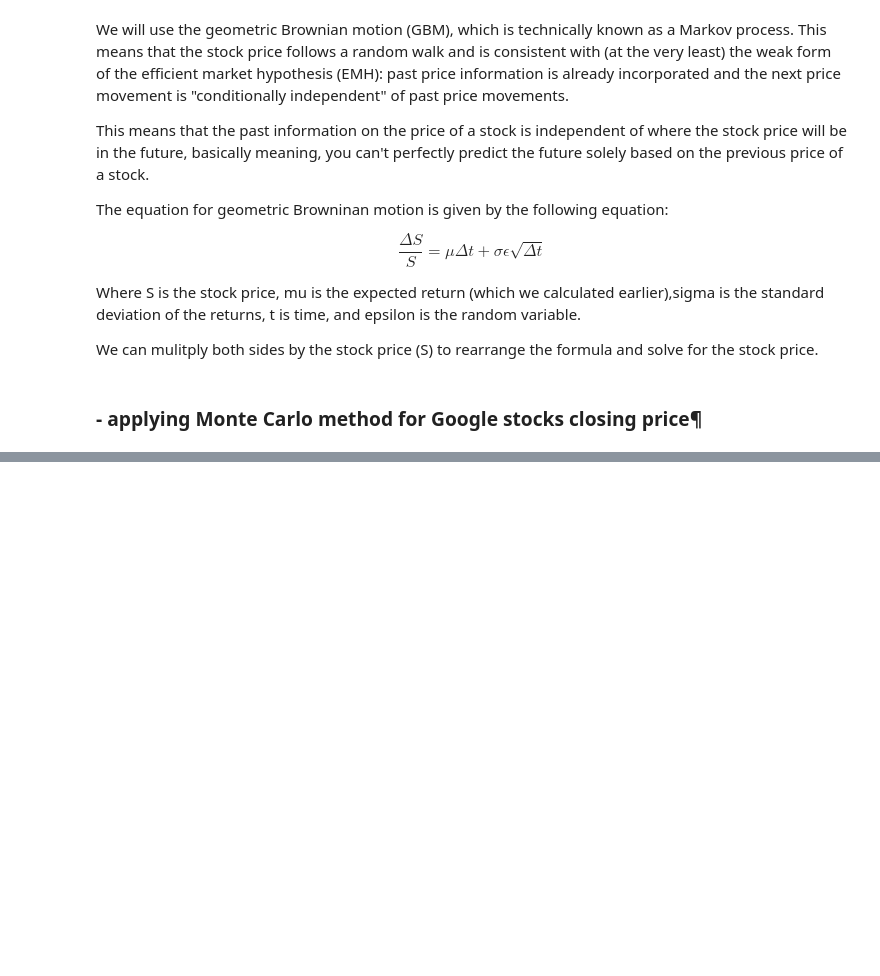
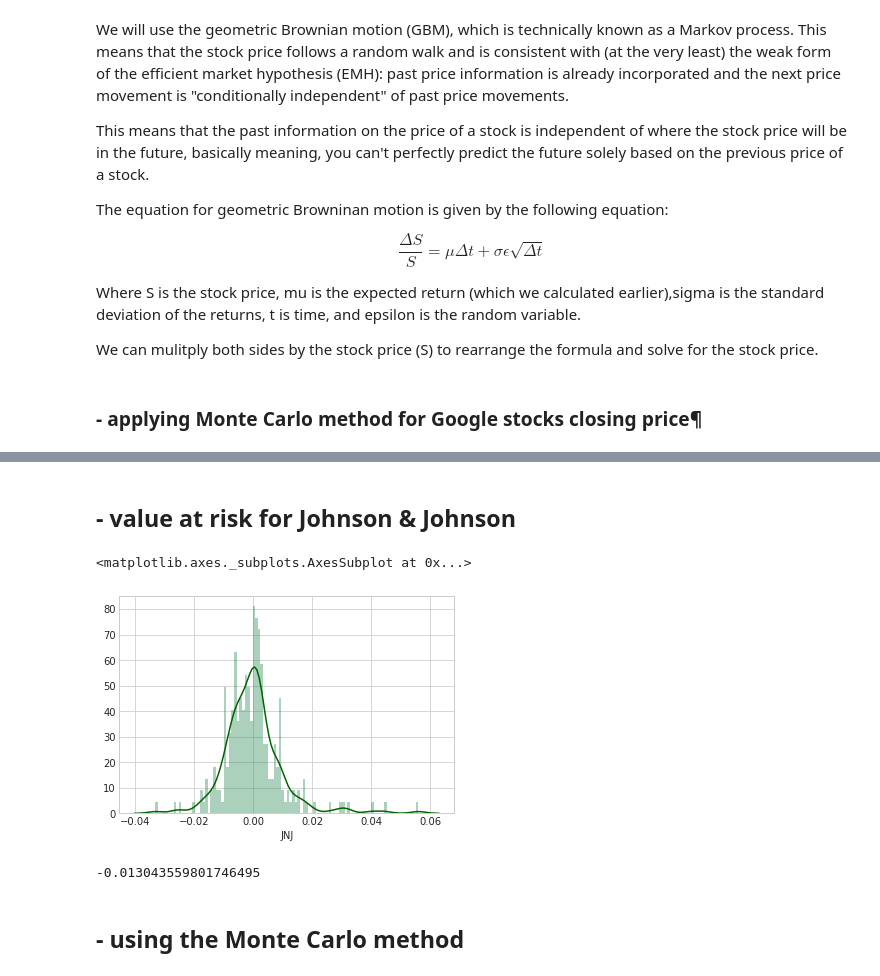
Before and after one commit to h-ann/Stock_Market_Analysis, a Jupyter notebook: stockMarketAnalysis.ipynb, the cells around one changed output, grey strips where cells are left out. Drawn from its saved outputs; the diff is of its cells as text; code cells hidden in the pictures; blank space fills up the shorter version.

```diff
--- a/stockMarketAnalysis.ipynb
+++ b/stockMarketAnalysis.ipynb
@@ -322,0 +390,13 @@ plt.title(u"Final price distribution for Google Stock after %s days" % days, wei
+# %% [markdown]
+## - value at risk for Johnson & Johnson
+# %%
+sns.distplot(health_df_pct['JNJ'], bins=100, hist_kws={'color':'seagreen'}, kde_kws={'color':'darkgreen'})
+# %% [output]
+<matplotlib.axes._subplots.AxesSubplot at 0x...>
+[figure, added]
+# %%
+health_df_pct['JNJ'].quantile(0.05)
+# %% [output]
+-0.013043559801746495
+# %% [markdown]
+## - using the Monte Carlo method
```
Also changed, not shown: parts of 36 cells of this notebook.
